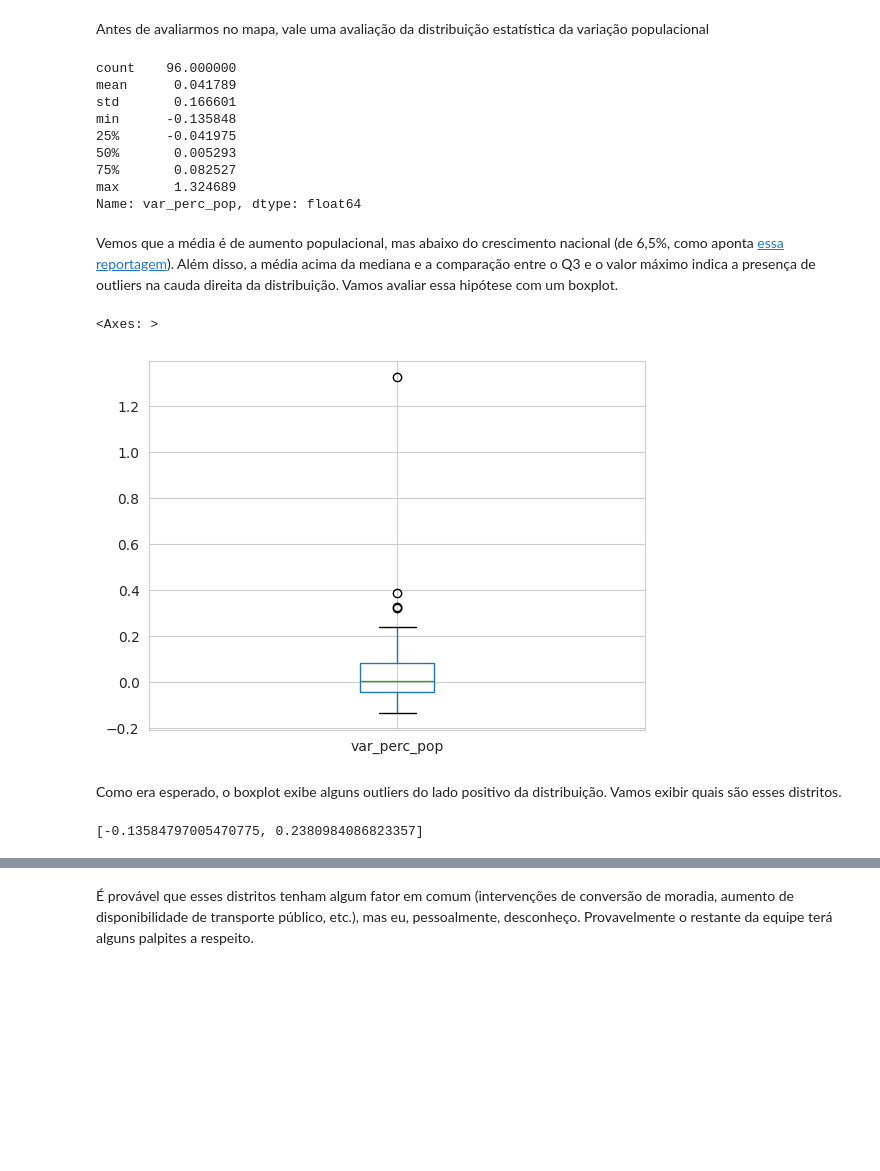
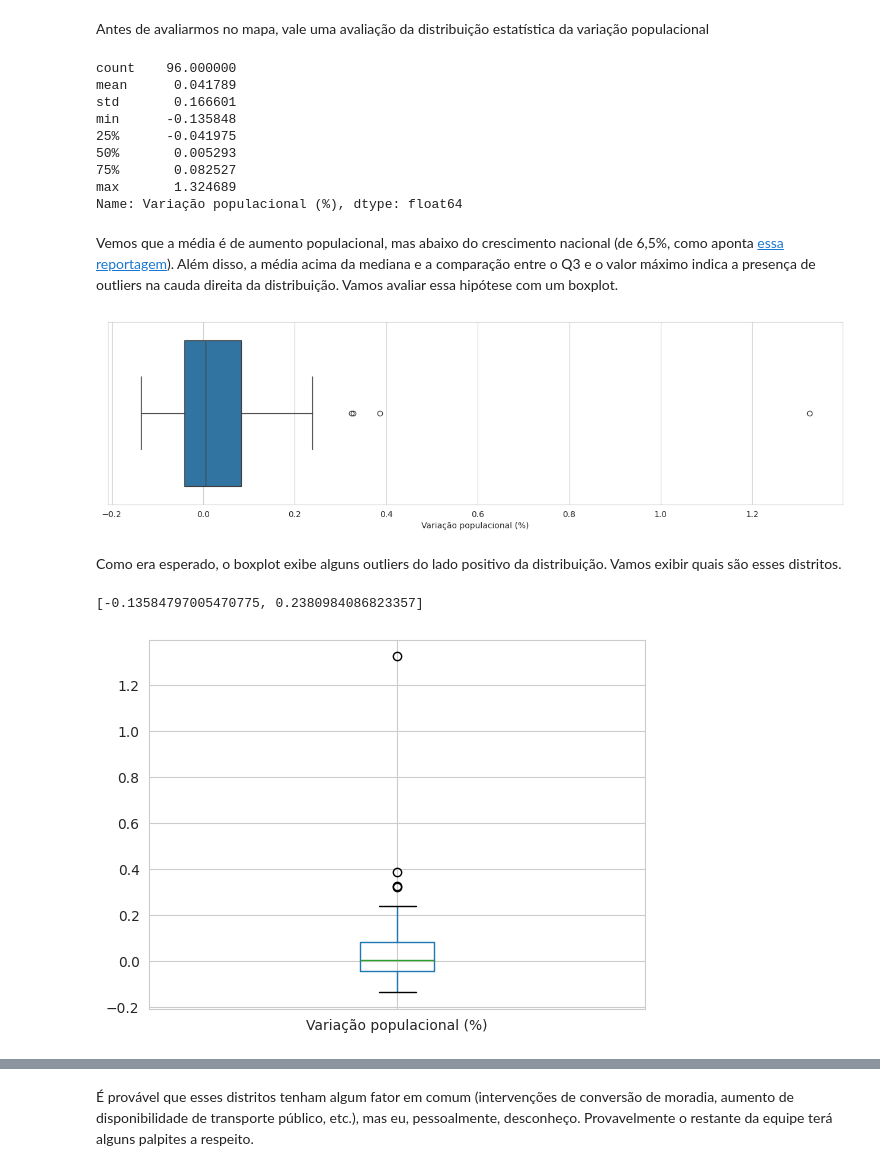
Before and after one commit to brunoazuma/explora_censo22, a Jupyter notebook: Explora_censos.ipynb, the cells around one changed output, grey strips where cells are left out. Saved outputs shown, nothing was run; the diff lists cells and outputs as text; code cells hidden in the pictures; blank space fills up the shorter version.

Commit message:
Updated variable names and plot styling

```diff
--- a/Explora_censos.ipynb
+++ b/Explora_censos.ipynb
@@ -12,5 +12,5 @@ import seaborn as sns
 url_2010 = 'https://ftp.ibge.gov.br/Censos/Censo_Demografico_2010/Resultados_do_Universo/Agregados_por_Setores_Censitarios/SP_Capital_20231030.zip'
 url_2022 = 'https://ftp.ibge.gov.br/Censos/Censo_Demografico_2022/Agregados_por_Setores_Censitarios_preliminares/agregados_por_setores_csv/UF/Agregados_preliminares_por_setores_censitarios_SP.csv'
 
-sns.set_style("whitegrid")
+sns.set_style("whitegrid", rc={'figure.figsize':(11.7,8.27)})
 # %% [markdown]
@@ -330,0 +333,13 @@ df_final
+# %%
+df_final = df_final.drop(columns=['CD_DIST'])
+# %%
+col_naming = {
+    'NM_DIST': 'Distrito',
+    'Cod_distrito': 'Código',
+    'pop_total_2010': 'População total (2010)',
+    'pop_total_2022': 'População total (2022)',
+    'var_pop': 'Variação populacional (absoluta)',
+    'var_perc_pop': 'Variação populacional (%)'
+}
+df_final = df_final.rename(columns=col_naming)
+df_final
@@ -331,7 +360,7 @@ df_final
 # %% [markdown]
 Antes de avaliarmos no mapa, vale uma avaliação da distribuição estatística da variação populacional
 # %%
-df_final['var_perc_pop'].describe()
+df_final['Variação populacional (%)'].describe()
 # %% [output]
 count    96.000000
 mean      0.041789
@@ -341,20 +370,22 @@ min      -0.135848
 50%       0.005293
 75%       0.082527
 max       1.324689
-Name: var_perc_pop, dtype: float64
+Name: Variação populacional (%), dtype: float64
 # %% [markdown]
 Vemos que a média é de aumento populacional, mas abaixo do crescimento nacional (de 6,5%, como aponta [essa reportagem](https://www.cnnbrasil.com.br/nacional/censo-2022-taxa-de-crescimento-anual-da-populacao-do-brasil-bate-052-a-menor-da-historia/)). Além disso, a média acima da mediana e a comparação entre o Q3 e o valor máximo indica a presença de outliers na cauda direita da distribuição. Vamos avaliar essa hipótese com um boxplot.
 # %%
-df_final.boxplot('var_perc_pop', return_type='axes')
+plt.figure(figsize=(16,4))
+sns.boxplot(df_final['Variação populacional (%)'], orient='h')
+plt.show()
 # %% [output]
-<Axes: >
-[figure, old version]
+[figure, new version]
 # %% [markdown]
 Como era esperado, o boxplot exibe alguns outliers do lado positivo da distribuição. Vamos exibir quais são esses distritos.
 # %%
-B = df_final.boxplot('var_perc_pop', return_type='dict')
+B = df_final.boxplot('Variação populacional (%)', return_type='dict')
 whiskers = [item.get_ydata()[1] for item in B['whiskers']]
 whiskers
 # %% [output]
 [-0.13584797005470775, 0.2380984086823357]
+[figure, added]
 # %%
```
Also changed, not shown: parts of 6 cells of this notebook.
